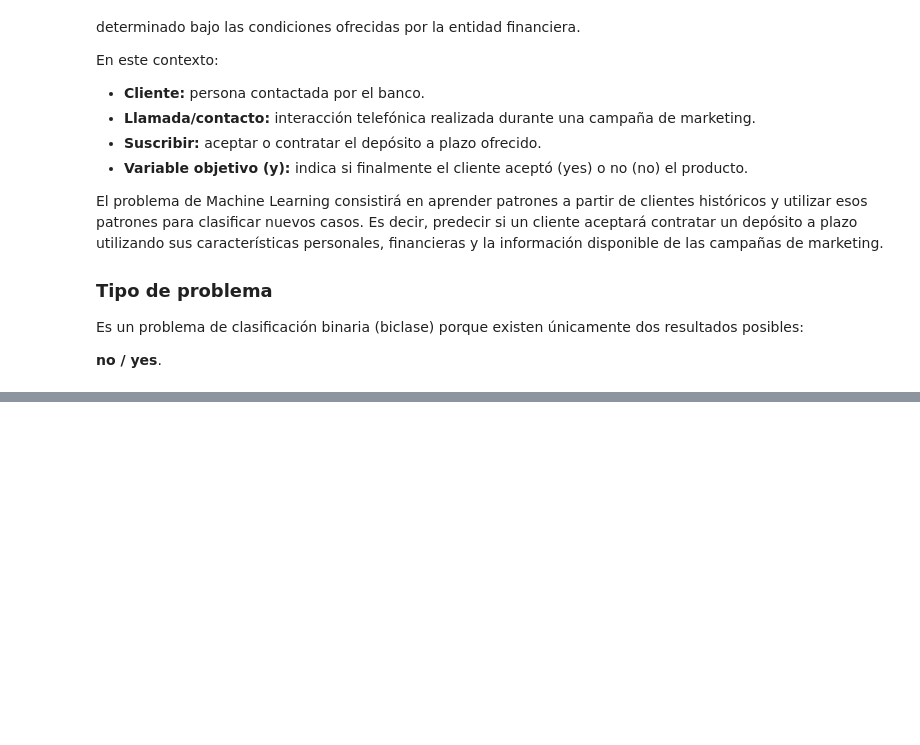
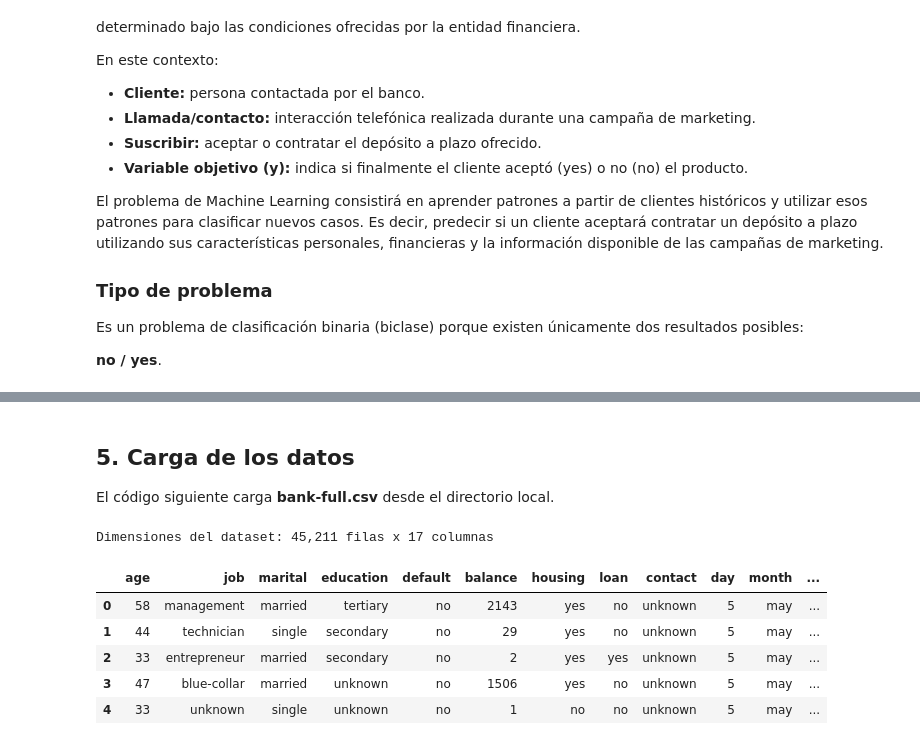
Before and after one commit to LeonardoG2005/Bank-Marketing-Database, a Jupyter notebook: Bank_Marketing_Database_Proyecto1.ipynb, the cells around one changed output, grey strips where cells are left out. Saved outputs shown, nothing was run; the diff lists cells and outputs as text; code cells hidden in the pictures; blank space fills up the shorter version.

```diff
--- a/Bank_Marketing_Database_Proyecto1.ipynb
+++ b/Bank_Marketing_Database_Proyecto1.ipynb
@@ -45,0 +102,17 @@ Es un problema de clasificación binaria (biclase) porque existen únicamente do
+# %% [markdown]
+## 5. Carga de los datos
+
+El código siguiente carga **bank-full.csv** desde el directorio local.
+# %%
+df = pd.read_csv("/bank-full.csv", sep=';')
+
+print(f"Dimensiones del dataset: {df.shape[0]:,} filas x {df.shape[1]} columnas")
+display(df.head())
+# %% [output]
+Dimensiones del dataset: 45,211 filas x 17 columnas
+|  | age | job | marital | education | default | balance | housing | loan | contact | day | month | ... |
+| 0 | 58 | management | married | tertiary | no | 2143 | yes | no | unknown | 5 | may | ... |
+| 1 | 44 | technician | single | secondary | no | 29 | yes | no | unknown | 5 | may | ... |
+| 2 | 33 | entrepreneur | married | secondary | no | 2 | yes | yes | unknown | 5 | may | ... |
+| 3 | 47 | blue-collar | married | unknown | no | 1506 | yes | no | unknown | 5 | may | ... |
+| 4 | 33 | unknown | single | unknown | no | 1 | no | no | unknown | 5 | may | ... |
```
Also changed, not shown: parts of 5 cells of this notebook.
